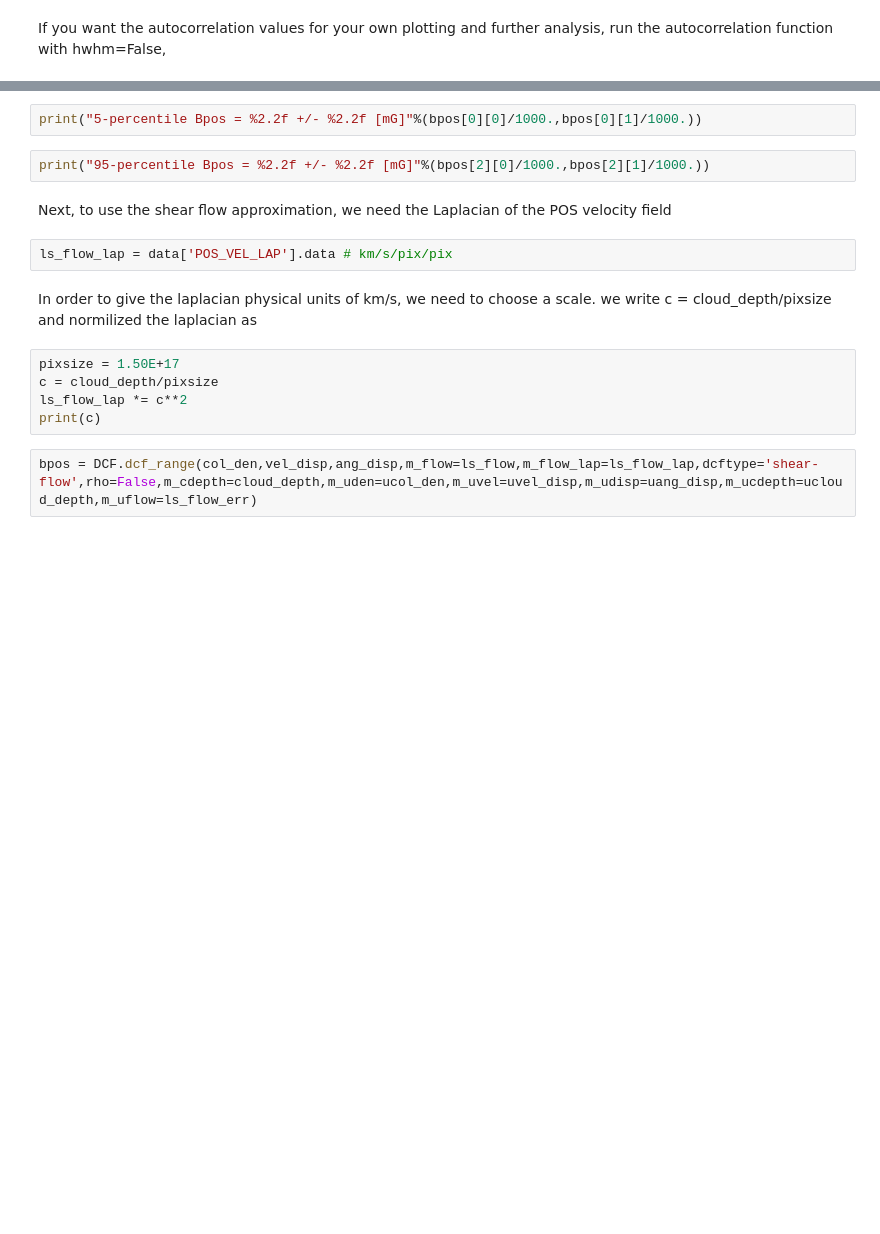
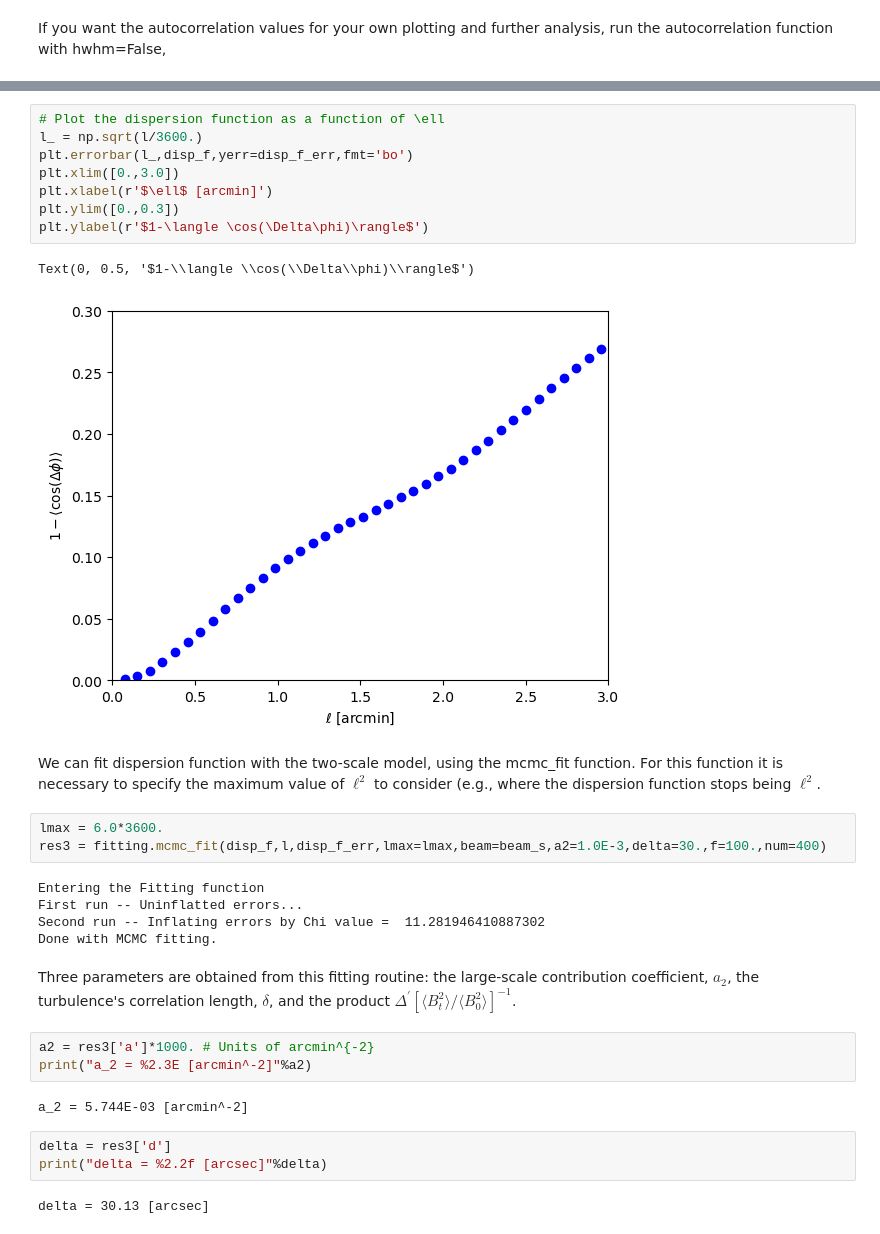
Before and after one commit to jorgueagui/polBpy, a Jupyter notebook: tutorials/polBpy_Tutorial_III.ipynb, the cells around one changed output, grey strips where cells are left out. Cells and saved outputs as stored; diff of their text form; blank space fills up the shorter version.

```diff
--- a/tutorials/polBpy_Tutorial_III.ipynb
+++ b/tutorials/polBpy_Tutorial_III.ipynb
@@ -130,18 +153,34 @@ print("Median Bpos = %2.2f +/- %2.2f [mG]"%(bpos[1][0]/1000.,bpos[1][1]/1000.))
 # %%
-print("5-percentile Bpos = %2.2f +/- %2.2f [mG]"%(bpos[0][0]/1000.,bpos[0][1]/1000.))
+# Plot the dispersion function as a function of \ell
+l_ = np.sqrt(l/3600.)
+plt.errorbar(l_,disp_f,yerr=disp_f_err,fmt='bo')
+plt.xlim([0.,3.0])
+plt.xlabel(r'$\ell$ [arcmin]')
+plt.ylim([0.,0.3])
+plt.ylabel(r'$1-\langle \cos(\Delta\phi)\rangle$')
+# %% [output]
+Text(0, 0.5, '$1-\\langle \\cos(\\Delta\\phi)\\rangle$')
+[figure, added]
-# %%
-print("95-percentile Bpos = %2.2f +/- %2.2f [mG]"%(bpos[2][0]/1000.,bpos[2][1]/1000.))
 # %% [markdown]
-Next, to use the shear flow approximation, we need the Laplacian of the POS velocity field
+We can fit dispersion function with the two-scale model, using the mcmc_fit function. For this function it is necessary to specify the maximum value of $\ell^2$ to consider (e.g., where the dispersion function stops being $\ell^{2}$.
 # %%
-ls_flow_lap = data['POS_VEL_LAP'].data # km/s/pix/pix
+lmax = 6.0*3600.
+res3 = fitting.mcmc_fit(disp_f,l,disp_f_err,lmax=lmax,beam=beam_s,a2=1.0E-3,delta=30.,f=100.,num=400)
+# %% [output]
+Entering the Fitting function
+First run -- Uninflatted errors...
+Second run -- Inflating errors by Chi value =  11.281946410887302
+Done with MCMC fitting.
 # %% [markdown]
-In order to give the laplacian physical units of km/s, we need to choose a scale. we write c = cloud_depth/pixsize and normilized the laplacian as
+Three parameters are obtained from this fitting routine: the large-scale contribution coefficient, $a_{2}$, the turbulence's correlation length, $\delta$, and the product $\Delta^{\prime}[\langle B_{t}^{2}\rangle/\langle B_{0}^{2}\rangle]^{-1}$.
 # %%
-pixsize = 1.50E+17
-c = cloud_depth/pixsize
-ls_flow_lap *= c**2
-print(c)
+a2 = res3['a']*1000. # Units of arcmin^{-2}
+print("a_2 = %2.3E [arcmin^-2]"%a2)
+# %% [output]
+a_2 = 5.744E-03 [arcmin^-2]
 # %%
-bpos = DCF.dcf_range(col_den,vel_disp,ang_disp,m_flow=ls_flow,m_flow_lap=ls_flow_lap,dcftype='shear-flow',rho=False,m_cdepth=cloud_depth,m_uden=ucol_den,m_uvel=uvel_disp,m_udisp=uang_disp,m_ucdepth=ucloud_depth,m_uflow=ls_flow_err)
+delta = res3['d']
+print("delta = %2.2f [arcsec]"%delta)
+# %% [output]
+delta = 30.13 [arcsec]
 # %%
```
Also changed, not shown: parts of 16 cells of this notebook, 4 other files.
